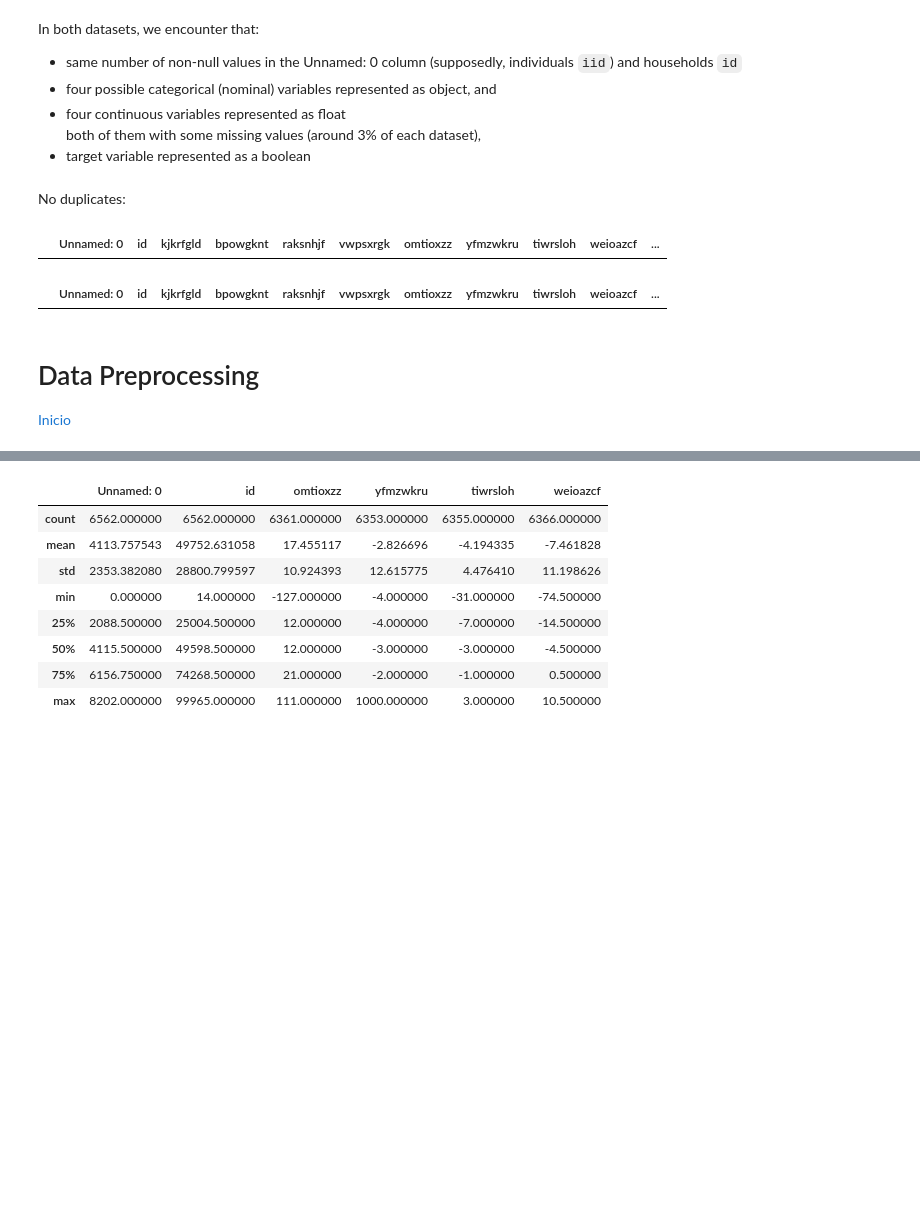
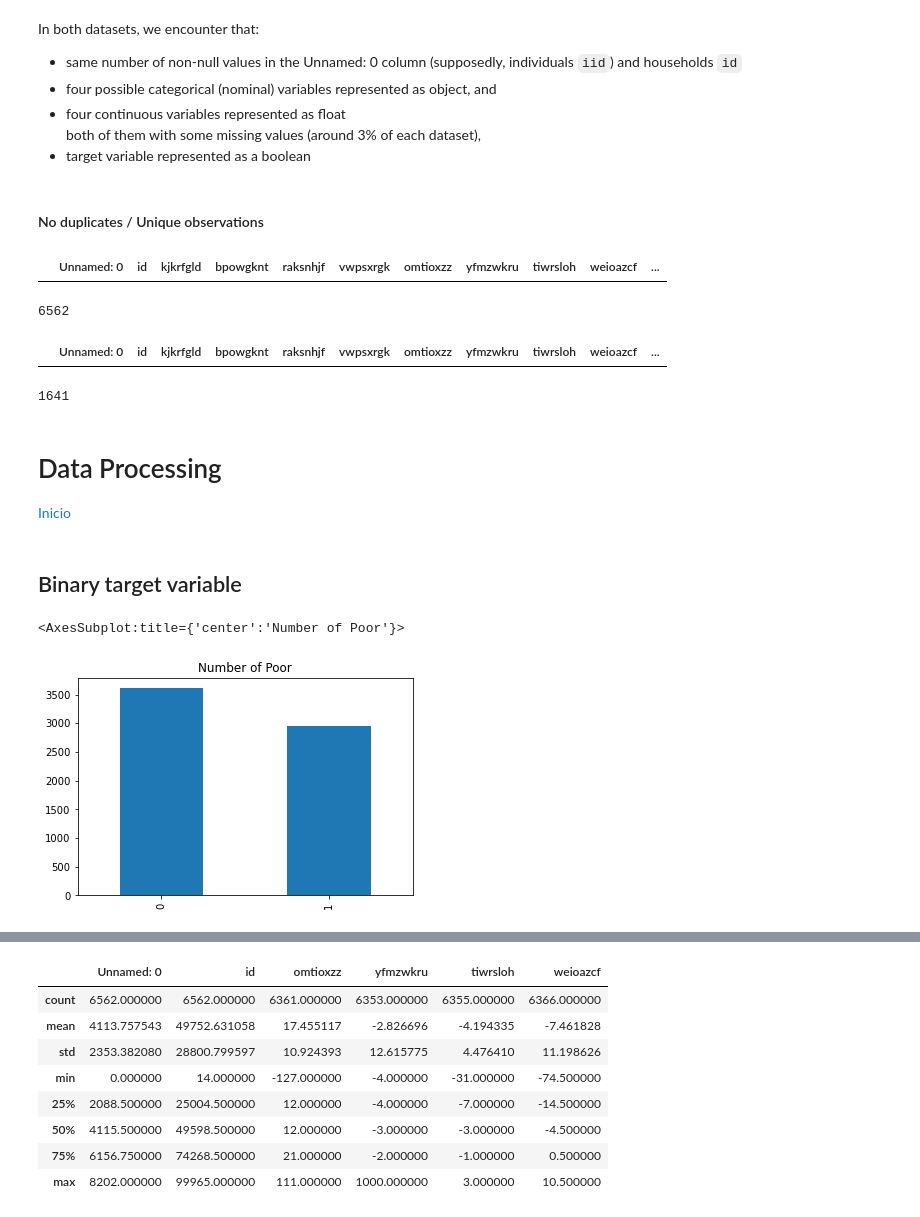
Before and after one commit to isabelpuche/DD_Pover-T_Tests, a Jupyter notebook: notebooks/Solutions_Pover-T_Tests.ipynb, the cells around one changed output, grey strips where cells are left out. Saved outputs shown, nothing was run; the diff lists cells and outputs as text; code cells hidden in the pictures; blank space fills up the shorter version.

```diff
--- a/notebooks/Solutions_Pover-T_Tests.ipynb
+++ b/notebooks/Solutions_Pover-T_Tests.ipynb
@@ -101,20 +110,35 @@ In both datasets, we encounter that:
 both of them with some missing values (around 3% of each dataset),<br>
     <li> target variable represented as a boolean</li>
 </ul>
-# %% [markdown]
-No duplicates:
+# %% [markdown]
+#### No duplicates / Unique observations
 # %%
 column_names = [x for x in data_train.columns]
 duplicates = data_train.duplicated(subset=column_names, keep=False)
 data_train[duplicates]
 # %% [output]
 |  | Unnamed: 0 | id | kjkrfgld | bpowgknt | raksnhjf | vwpsxrgk | omtioxzz | yfmzwkru | tiwrsloh | weioazcf | ... |
+# %%
+data_train.id.nunique()
+# %% [output]
+6562
 # %%
 column_names = [x for x in data_test.columns]
 duplicates = data_test.duplicated(subset=column_names, keep=False)
 data_test[duplicates]
 # %% [output]
 |  | Unnamed: 0 | id | kjkrfgld | bpowgknt | raksnhjf | vwpsxrgk | omtioxzz | yfmzwkru | tiwrsloh | weioazcf | ... |
+# %%
+data_test.id.nunique()
+# %% [output]
+1641
 # %% [markdown]
-# Data Preprocessing
+# Data Processing
 <div style = "float:right"><a style="text-decoration:none" href = "#inicio">Inicio</a></div>
+# %% [markdown]
+## Binary target variable
+# %%
+data_train.poor.value_counts().plot.bar(title='Number of Poor')
+# %% [output]
+<AxesSubplot:title={'center':'Number of Poor'}>
+[figure, added]
```
Also changed, not shown: parts of 66 cells of this notebook, 1 other file.
